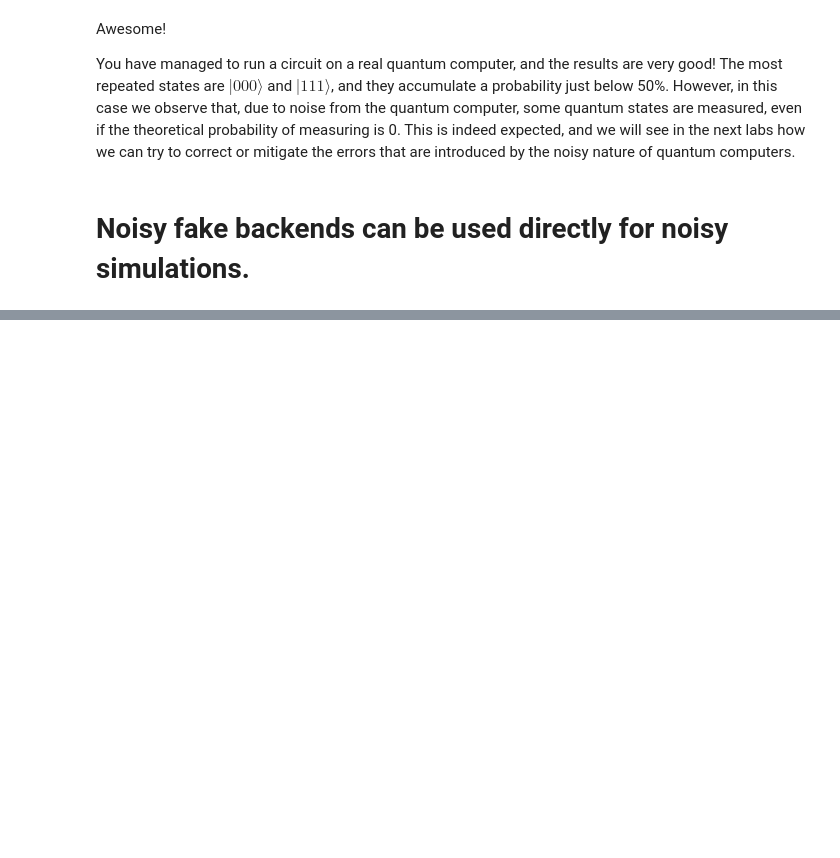
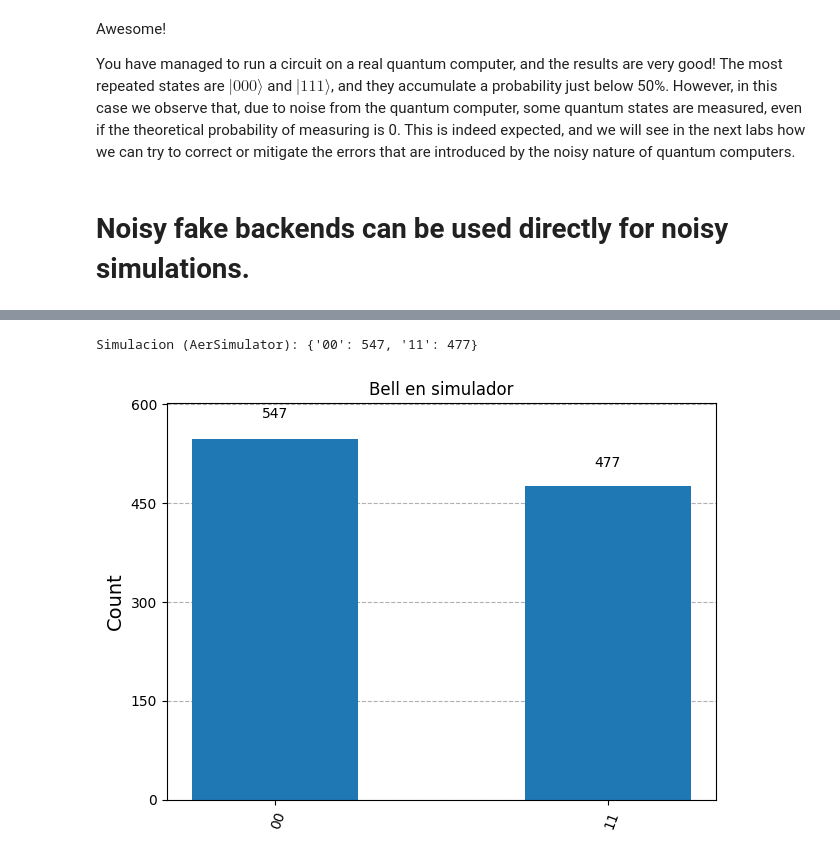
Before and after one commit to ikergs03/tfg-pricing-european-call-qae, a Jupyter notebook: TutorialMedidasinclaves.ipynb, the cells around one changed output, grey strips where cells are left out. Drawn from its saved outputs; the diff is of its cells as text; code cells hidden in the pictures; blank space fills up the shorter version.

```diff
--- a/TutorialMedidasinclaves.ipynb
+++ b/TutorialMedidasinclaves.ipynb
@@ -344,0 +371,16 @@ plot_distribution(job.result().get_counts())
+# %%
+# 2) Simulacion con AerSimulator
+sim_backend = AerSimulator()
+pm_sim = generate_preset_pass_manager(backend=sim_backend, optimization_level=1)
+qc_sim = pm_sim.run(qc_bell)
+
+sampler_sim = Sampler(mode=sim_backend)
+job_sim = sampler_sim.run([qc_sim])
+res_sim = job_sim.result()
+counts_sim = res_sim[0].data.meas.get_counts()
+
+print("Simulacion (AerSimulator):", counts_sim)
+display(plot_histogram(counts_sim, title="Bell en simulador"))
+# %% [output]
+Simulacion (AerSimulator): {'00': 547, '11': 477}
+[figure, added]
```
Also changed, not shown: parts of 7 cells of this notebook, 2 other files.
